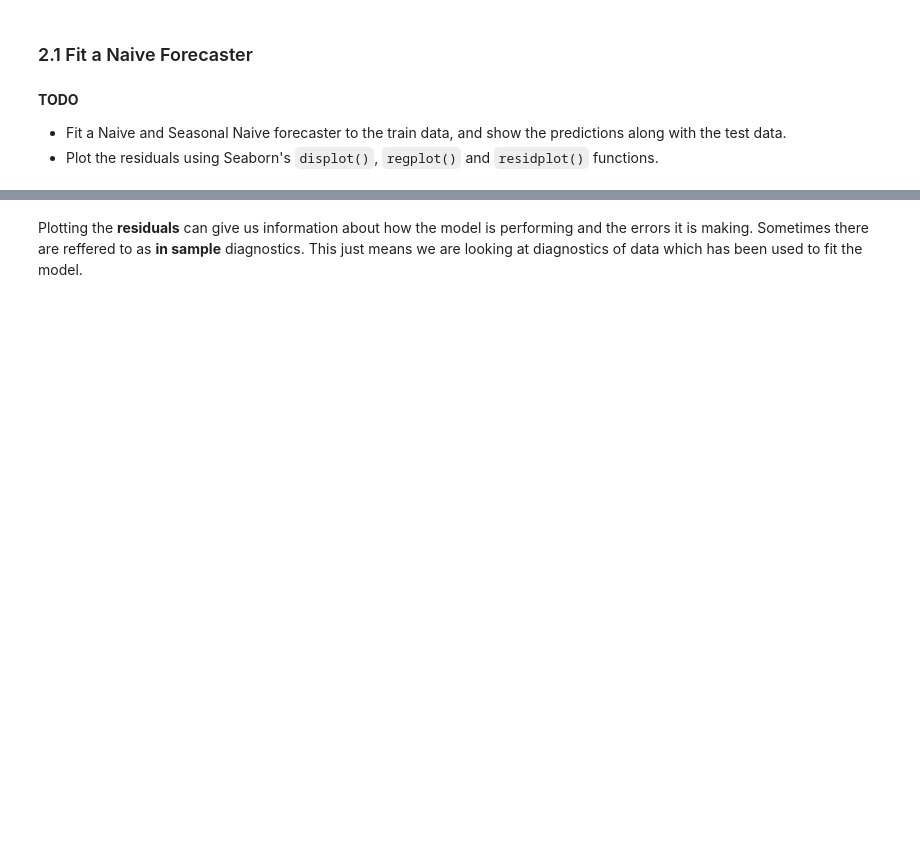
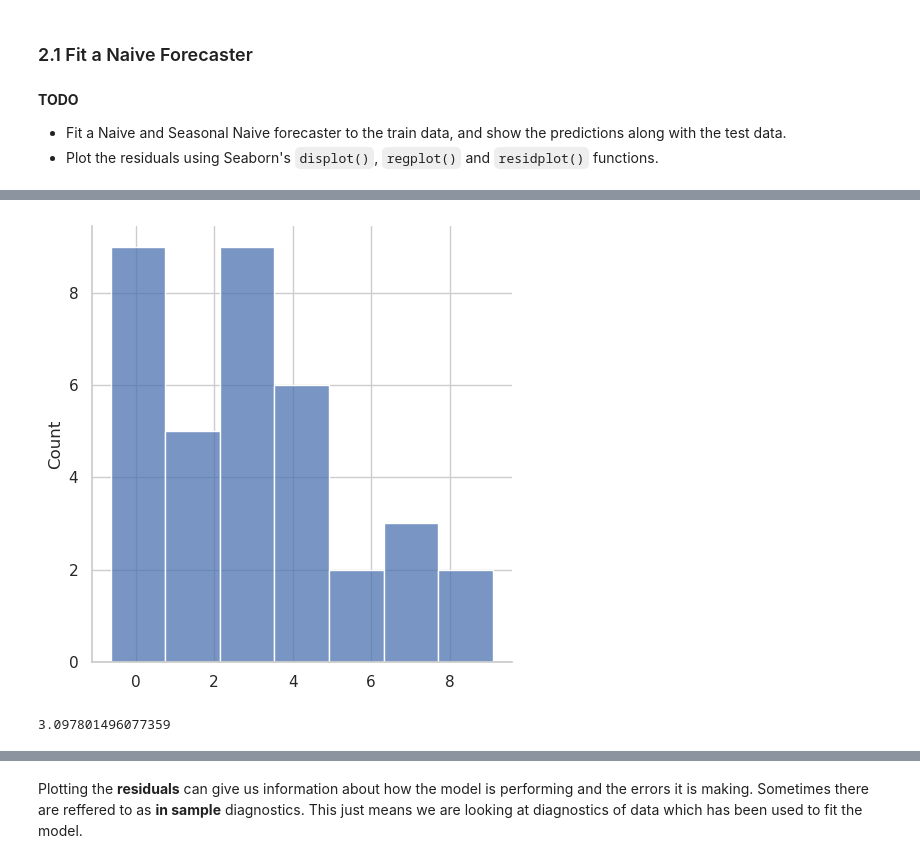
Before and after one commit to clarka34/12_machine_learning, a Jupyter notebook: ML6 - Time Series/notebooks/NB2_Time_Series_Forecasts.ipynb, the cells around one changed output, grey strips where cells are left out. Cells and saved outputs as stored; diff of their text form; code cells hidden in the pictures; blank space fills up the shorter version.

```diff
--- a/ML6 - Time Series/notebooks/NB2_Time_Series_Forecasts.ipynb
+++ b/ML6 - Time Series/notebooks/NB2_Time_Series_Forecasts.ipynb
@@ -188,0 +234,11 @@ fh = ForecastingHorizon(test.index, is_relative=False)
+# %%
+res = test-pred
+
+sns.displot(res)
+plt.show()
+
+# Mean of residuals
+print(res.mean())
+# %% [output]
+[figure, added]
+3.097801496077359
```
Also changed, not shown: parts of 36 cells of this notebook, 1 other file.
